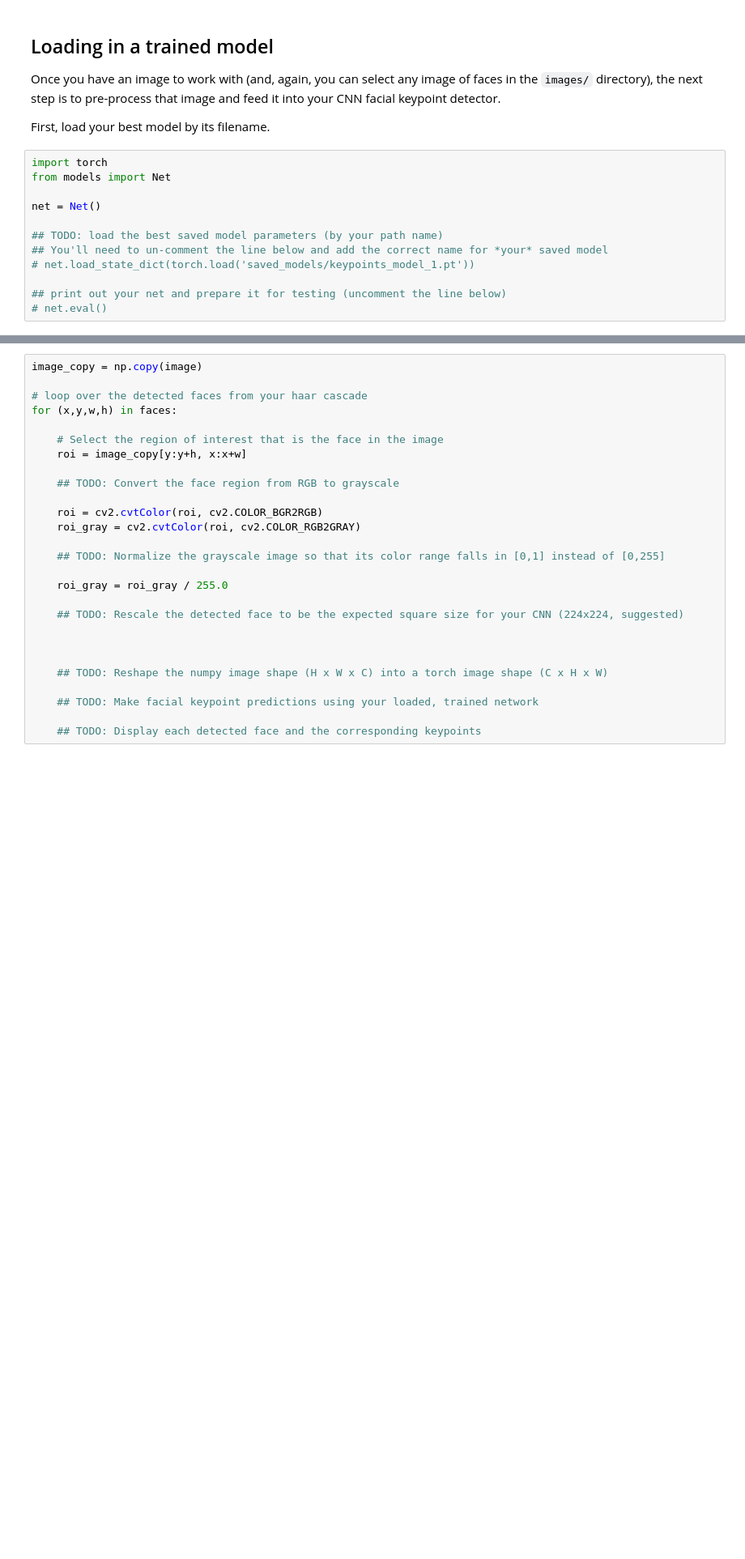
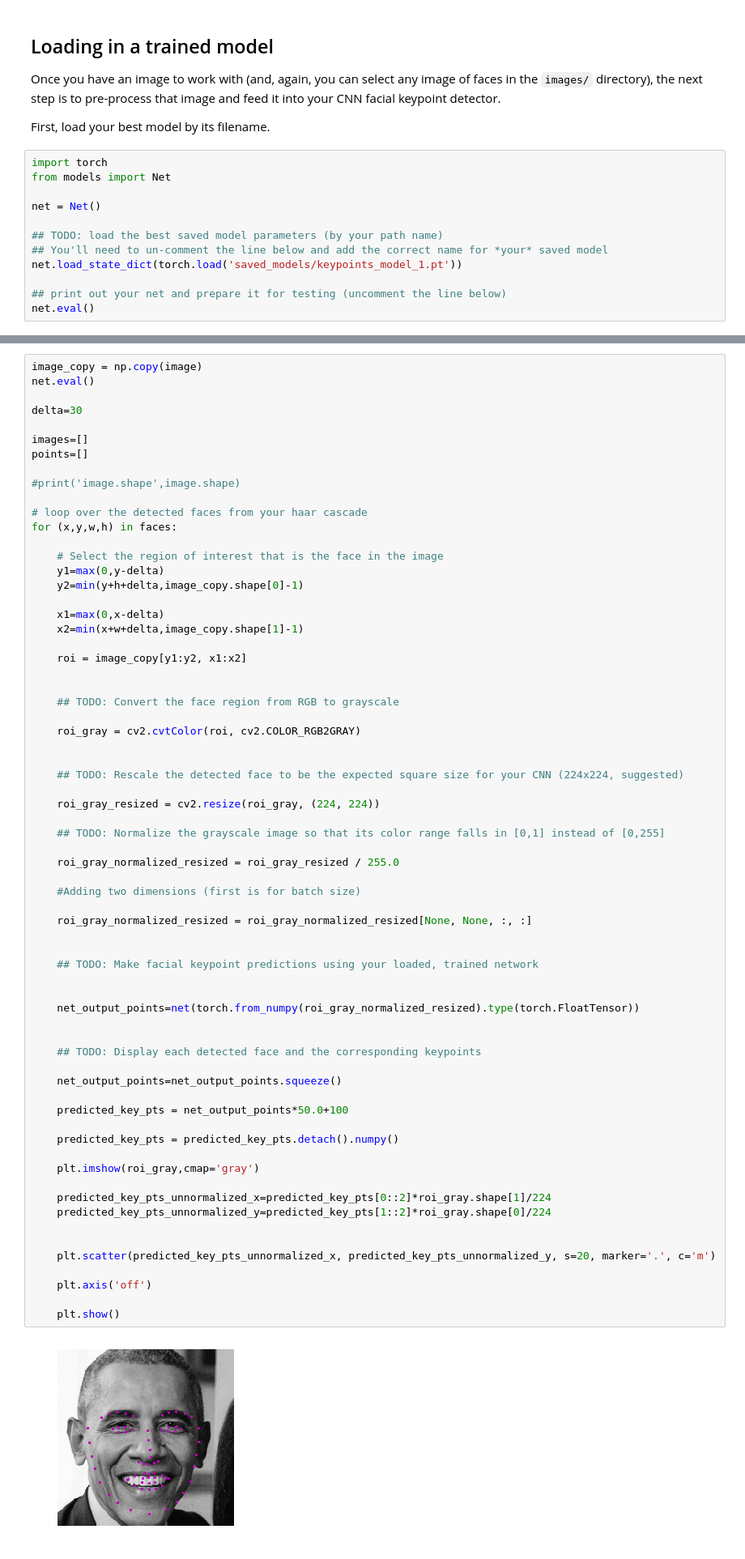
Before and after one commit to GlebDubosarskii/Udacity-Computer-Vision-Nanodegree, a Jupyter notebook: Project 1- facial keypoint detection/3. Facial Keypoint Detection, Complete Pipeline.ipynb, the cells around one changed output, grey strips where cells are left out. Shown at 81% size. Saved outputs shown, nothing was run; the diff lists cells and outputs as text; blank space fills up the shorter version.

```diff
--- a/Project 1- facial keypoint detection/3. Facial Keypoint Detection, Complete Pipeline.ipynb
+++ b/Project 1- facial keypoint detection/3. Facial Keypoint Detection, Complete Pipeline.ipynb
@@ -82,7 +83,7 @@ net = Net()
 
 ## TODO: load the best saved model parameters (by your path name)
 ## You'll need to un-comment the line below and add the correct name for *your* saved model
-# net.load_state_dict(torch.load('saved_models/keypoints_model_1.pt'))
+net.load_state_dict(torch.load('saved_models/keypoints_model_1.pt'))
 
 ## print out your net and prepare it for testing (uncomment the line below)
-# net.eval()
+net.eval()
@@ -111,28 +130,70 @@ After each face has been appropriately converted into an input Tensor for your n
 <img src='images/michelle_detected.png' width=30% height=30%/>
 # %%
 image_copy = np.copy(image)
+net.eval()
+
+delta=30
+
+images=[]
+points=[]
+
+#print('image.shape',image.shape)
 
 # loop over the detected faces from your haar cascade
 for (x,y,w,h) in faces:
 
     # Select the region of interest that is the face in the image
-    roi = image_copy[y:y+h, x:x+w]
+    y1=max(0,y-delta)
+    y2=min(y+h+delta,image_copy.shape[0]-1)
+
+    x1=max(0,x-delta)
+    x2=min(x+w+delta,image_copy.shape[1]-1)
+
+    roi = image_copy[y1:y2, x1:x2]
+
 
     ## TODO: Convert the face region from RGB to grayscale
 
-    roi = cv2.cvtColor(roi, cv2.COLOR_BGR2RGB)
     roi_gray = cv2.cvtColor(roi, cv2.COLOR_RGB2GRAY)
+
+
+    ## TODO: Rescale the detected face to be the expected square size for your CNN (224x224, suggested)
+
+    roi_gray_resized = cv2.resize(roi_gray, (224, 224))
 
     ## TODO: Normalize the grayscale image so that its color range falls in [0,1] instead of [0,255]
 
-    roi_gray = roi_gray / 255.0
+    roi_gray_normalized_resized = roi_gray_resized / 255.0
 
-    ## TODO: Rescale the detected face to be the expected square size for your CNN (224x224, suggested)
+    #Adding two dimensions (first is for batch size)
 
+    roi_gray_normalized_resized = roi_gray_normalized_resized[None, None, :, :]
 
-
-    ## TODO: Reshape the numpy image shape (H x W x C) into a torch image shape (C x H x W)
 
     ## TODO: Make facial keypoint predictions using your loaded, trained network
 
+
+    net_output_points=net(torch.from_numpy(roi_gray_normalized_resized).type(torch.FloatTensor))
+
+
     ## TODO: Display each detected face and the corresponding keypoints
+
+    net_output_points=net_output_points.squeeze()
+
+    predicted_key_pts = net_output_points*50.0+100
+
+    predicted_key_pts = predicted_key_pts.detach().numpy()
+
+    plt.imshow(roi_gray,cmap='gray')
+
+    predicted_key_pts_unnormalized_x=predicted_key_pts[0::2]*roi_gray.shape[1]/224
+    predicted_key_pts_unnormalized_y=predicted_key_pts[1::2]*roi_gray.shape[0]/224
+
+
+    plt.scatter(predicted_key_pts_unnormalized_x, predicted_key_pts_unnormalized_y, s=20, marker='.', c='m')
+
+    plt.axis('off')
+
+    plt.show()
+# %% [output]
+[figure, added]
```
Also changed, not shown: parts of 3 cells of this notebook, 4 other files.
